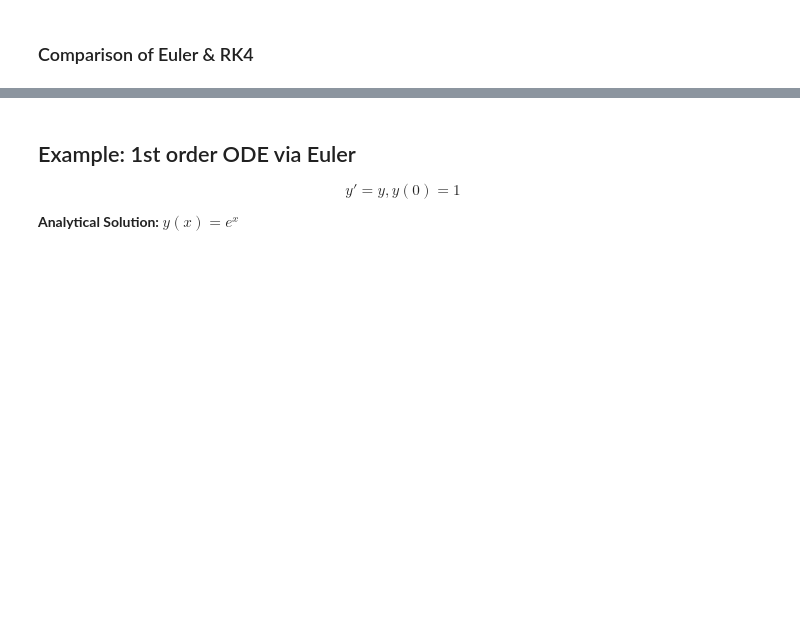
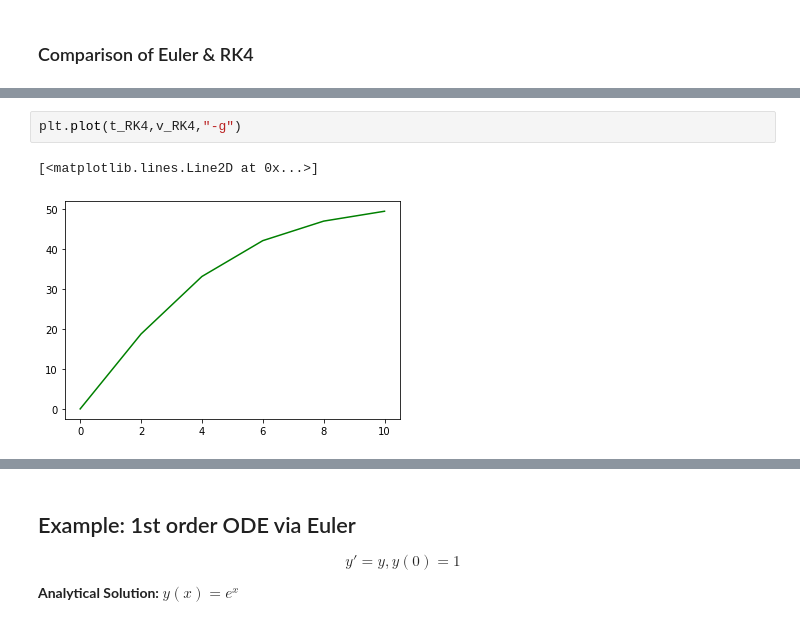
Before and after one commit to emresururi/FIZ228, a Jupyter notebook: _sources/FIZ228_08_OrdinaryDifferentialEquations.ipynb, the cells around one changed output, grey strips where cells are left out. Drawn from its saved outputs; the diff is of its cells as text; blank space fills up the shorter version.

```diff
--- a/_sources/FIZ228_08_OrdinaryDifferentialEquations.ipynb
+++ b/_sources/FIZ228_08_OrdinaryDifferentialEquations.ipynb
@@ -566 +568,6 @@ plt.show()
+# %%
+plt.plot(t_RK4,v_RK4,"-g")
+# %% [output]
+[<matplotlib.lines.Line2D at 0x...>]
+[figure, added]
 # %%
```
Also changed, not shown: parts of 21 cells of this notebook, 20 other files.
